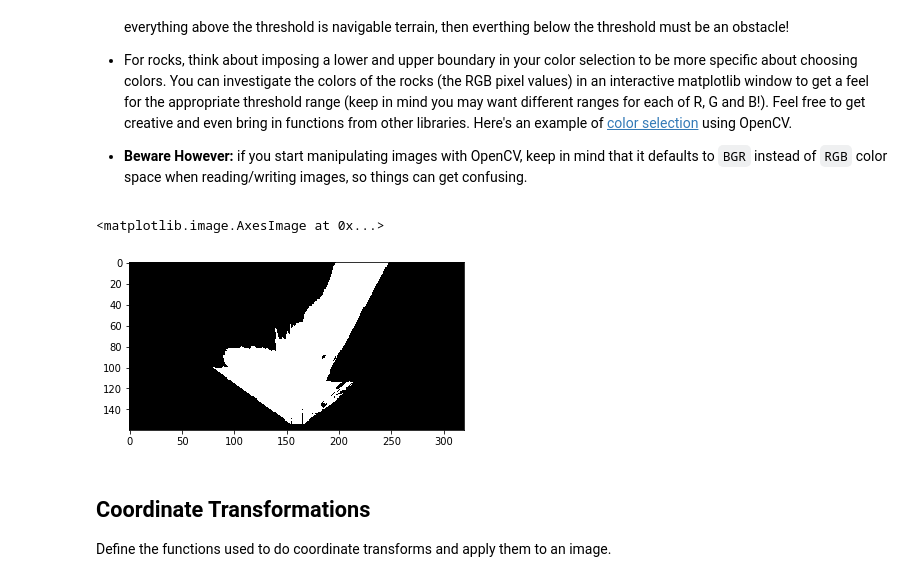
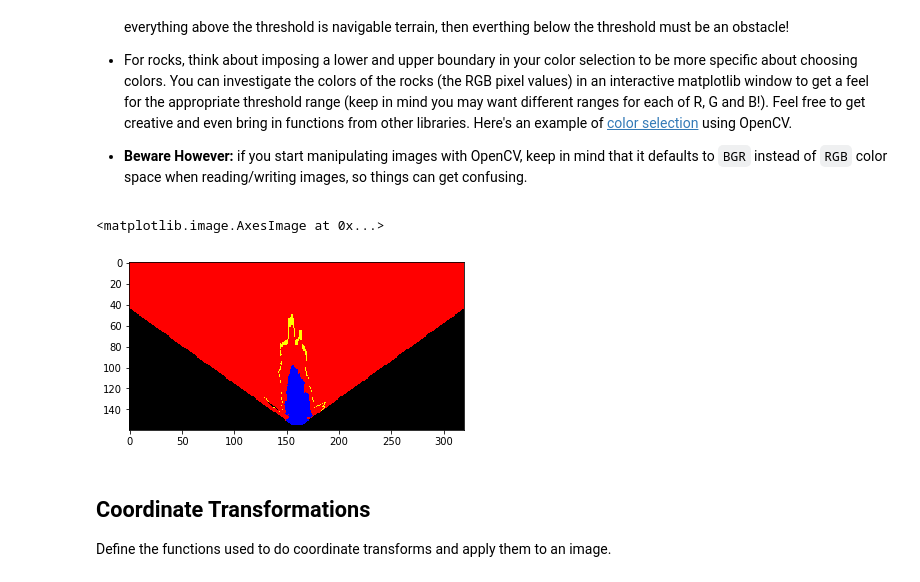
Before and after one commit to yuvaramsingh94/xyz-, a Jupyter notebook: Rover_Project_Test_Notebook.ipynb, the cells around one changed output. Drawn from its saved outputs; the diff is of its cells as text; code cells hidden in the pictures.

```diff
--- a/Rover_Project_Test_Notebook.ipynb
+++ b/Rover_Project_Test_Notebook.ipynb
@@ -35,7 +35,8 @@ There's some example data provided in the `test_dataset` folder.  This basic dat
 
 Next, read in and display a random image from the `test_dataset` folder
 # %%
-path = '../test_dataset/IMG/*'
+# path = '../test_dataset/IMG/*'
+path = 'D:/爬虫图片暂存/IMG/*'
 img_list = glob.glob(path)
 # Grab a random image and display it
 idx = np.random.randint(0, len(img_list)-1)
@@ -51,10 +52,13 @@ Read in and display example grid and rock sample calibration images.  You'll use
 # In the simulator you can toggle on a grid on the ground for calibration
 # You can also toggle on the rock samples with the 0 (zero) key.
 # Here's an example of the grid and one of the rocks
-example_grid = '../calibration_images/example_grid1.jpg'
-example_rock = '../calibration_images/example_rock1.jpg'
+# example_grid = '../calibration_images/example_grid1.jpg'
+example_grid = 'D:/爬虫图片暂存/IMG/robocam_2018_02_14_10_19_08_637.jpg'
+# example_rock = '../calibration_images/example_rock1.jpg'
+example_rock = 'D:/爬虫图片暂存/IMG/robocam_2018_02_14_10_19_16_299.jpg'
 grid_img = mpimg.imread(example_grid)
 rock_img = mpimg.imread(example_rock)
+rock_img = cv2.medianBlur(rock_img,5)
 
 fig = plt.figure(figsize=(12,3))
 plt.subplot(121)
@@ -74,10 +78,11 @@ Define the perspective transform function from the lesson and test it on an imag
 # grid cell in front of the rover (each grid cell is 1 square meter in the sim)
 # Define a function to perform a perspective transform
 def perspect_transform(img, src, dst):
+
     M = cv2.getPerspectiveTransform(src, dst)
     warped = cv2.warpPerspective(img, M, (img.shape[1], img.shape[0]))# keep same size as input image
-    mask = cv2.warpPerspective(np.ones_like(img[:,:,0]), M, (img.shape[1], img.shape[0]))
-    return warped, mask
+
+    return warped
 
 
 # Define calibration box in source (actual) and destination (desired) coordinates
@@ -95,7 +100,8 @@
                   [image.shape[1]/2 + dst_size, image.shape[0] - 2*dst_size - bottom_offset],
                   [image.shape[1]/2 - dst_size, image.shape[0] - 2*dst_size - bottom_offset],
                   ])
-warped, mask = perspect_transform(grid_img, source, destination)
+# warped = perspect_transform(grid_img, source, destination)
+warped = perspect_transform(rock_img, source, destination)
 plt.imshow(warped)
 #scipy.misc.imsave('../output/warped_example.jpg', warped)
 # %% [output]
@@ -116,41 +122,40 @@ Define the color thresholding function from the lesson and apply it to the warpe
 # %%
 # Identify pixels above the threshold
 # Threshold of RGB > 160 does a nice job of identifying ground pixels only
 def color_thresh(img, rgb_thresh=(160, 160, 160)):
     # Create an array of zeros same xy size as img, but single channel
-    nav_select = np.zeros_like(img[:,:,0])
-    no_nav_select = np.zeros_like(img[:,:,0])
-    rock_select = np.zeros_like(img[:,:,0])
+#     color_select = np.zeros_like(img[:,:,0])
+    color_select = np.zeros_like(img)
     # Require that each pixel be above all three threshold values in RGB
     # above_thresh will now contain a boolean array with "True"
     # where threshold was met
-    above_thresh = (img[:,:,0] > rgb_thresh[0]) \
-                & (img[:,:,1] > rgb_thresh[1]) \
-                & (img[:,:,2] > rgb_thresh[2])
-
-#     below_thresh = (img[:,:,0] > 0) \
-#                 & (img[:,:,1] > 0) \
-#                 & (img[:,:,2] > 0)
-
-    rock_thresh = (img[:,:,0] > 100) \
-                & (img[:,:,1] > 100) \
-                & (img[:,:,2] < 20)
-    # Index the array of zeros with the boolean array and set to 1
-    nav_select[above_thresh] = 1
-#     no_nav_select[below_thresh] = 1
-#     no_nav_select = no_nav_select - nav_select
-    rock_select[rock_thresh] = 1
+#     above_thresh = (img[:,:,0] > rgb_thresh[0]) \
+#                 & (img[:,:,1] > rgb_thresh[1]) \
+#                 & (img[:,:,2] > rgb_thresh[2])
+#     # Index the array of zeros with the boolean array and set to 1
+#     color_select[above_thresh] = 1
+    # 添加筛选金块的阈值和改变颜色
+    img_size=img[:,:,1].shape
+    for i in range(0,img_size[0]):
+        for j in range(0,img_size[1]):
+            if img[i,j,1] > 110 and img[i,j,1] < 120:
+                color_select[i,j,1] = 255
+            if img[i,j,0] > 160 and img[i,j,1] > 160 and img[i,j,2] > 160:
+                color_select[i,j,2] = 255
+            # 其余填充为蓝色
+            else:
+                if img[i,j,0] != 0 and img[i,j,1] != 0 and img[i,j,2] != 0:
+                    color_select[i,j,0] = 255
     # Return the binary image
-#     return nav_select, no_nav_select, rock_select
-    return nav_select, rock_select
-
+    return color_select
 
 threshed = color_thresh(warped)
-plt.imshow(threshed[0], cmap='gray')
+# plt.imshow(threshed, cmap='gray')
+plt.imshow(threshed)
 #scipy.misc.imsave('../output/warped_threshed.jpg', threshed*255)
 # %% [output]
 <matplotlib.image.AxesImage at 0x...>
-[figure, old version]
+[figure, new version]
 # %% [markdown]
 ## Coordinate Transformations
 Define the functions used to do coordinate transforms and apply them to an image.
```
Also changed, not shown: parts of 8 cells of this notebook.
